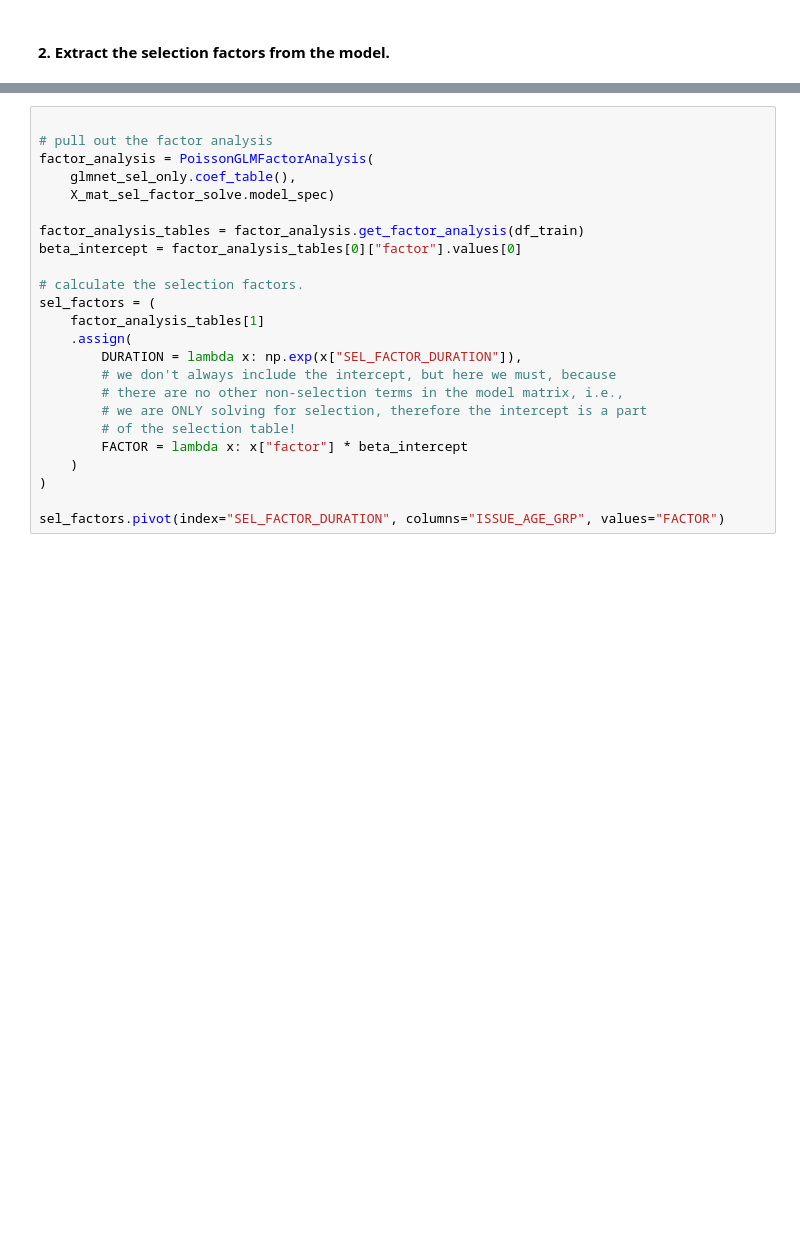
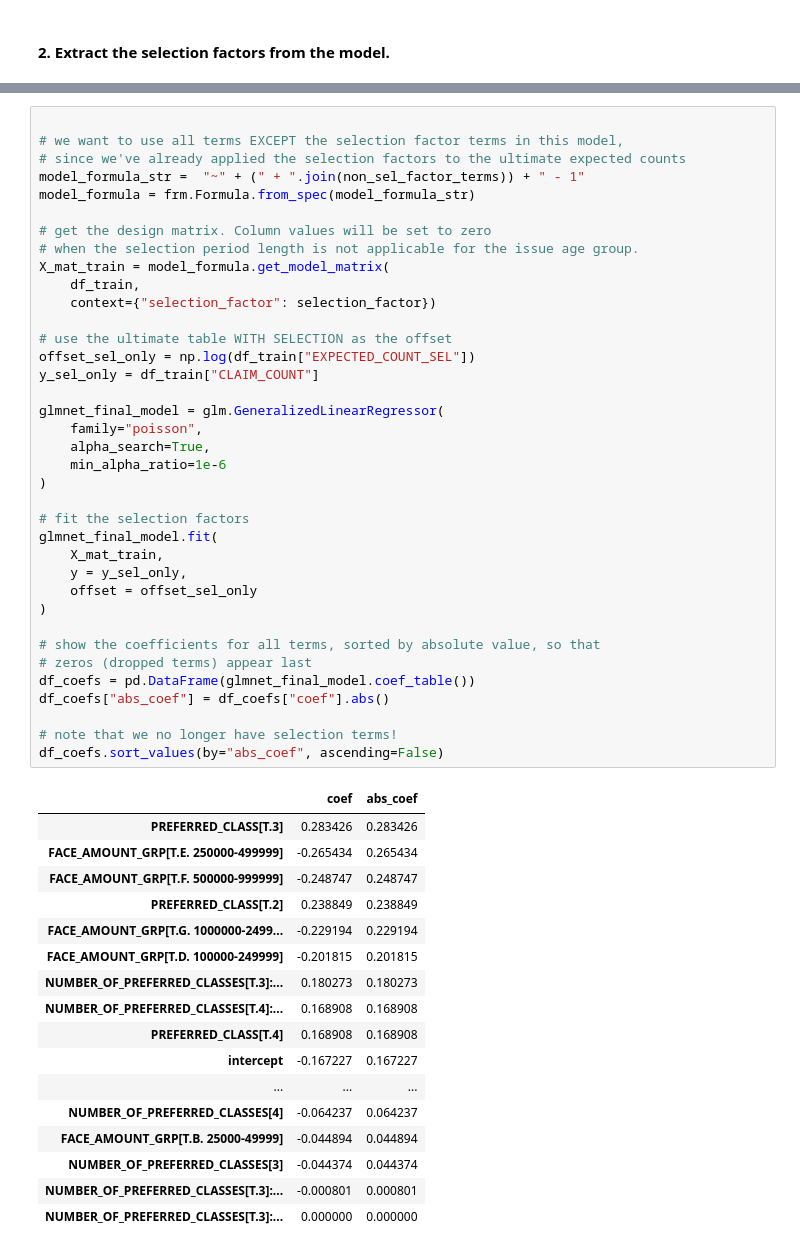
Before and after one commit to mma-fsa/data-examples, a Jupyter notebook: src/analysis/5_advanced_glms_sel_factors.ipynb, the cells around one changed output, grey strips where cells are left out. Saved outputs shown, nothing was run; the diff lists cells and outputs as text; blank space fills up the shorter version.

```diff
--- a/src/analysis/5_advanced_glms_sel_factors.ipynb
+++ b/src/analysis/5_advanced_glms_sel_factors.ipynb
@@ -803,24 +964,55 @@ df_coefs.sort_values(by="abs_coef", ascending=False)
 # %%
 
-# pull out the factor analysis
-factor_analysis = PoissonGLMFactorAnalysis(
-    glmnet_sel_only.coef_table(),
-    X_mat_sel_factor_solve.model_spec)
+# we want to use all terms EXCEPT the selection factor terms in this model,
+# since we've already applied the selection factors to the ultimate expected counts
+model_formula_str =  "~" + (" + ".join(non_sel_factor_terms)) + " - 1"
+model_formula = frm.Formula.from_spec(model_formula_str)
 
-factor_analysis_tables = factor_analysis.get_factor_analysis(df_train)
-beta_intercept = factor_analysis_tables[0]["factor"].values[0]
+# get the design matrix. Column values will be set to zero
+# when the selection period length is not applicable for the issue age group.
+X_mat_train = model_formula.get_model_matrix(
+    df_train,
+    context={"selection_factor": selection_factor})
 
-# calculate the selection factors.
-sel_factors = (
-    factor_analysis_tables[1]
-    .assign(
-        DURATION = lambda x: np.exp(x["SEL_FACTOR_DURATION"]),
-        # we don't always include the intercept, but here we must, because
-        # there are no other non-selection terms in the model matrix, i.e.,
-        # we are ONLY solving for selection, therefore the intercept is a part
-        # of the selection table!
-        FACTOR = lambda x: x["factor"] * beta_intercept
-    )
+# use the ultimate table WITH SELECTION as the offset
+offset_sel_only = np.log(df_train["EXPECTED_COUNT_SEL"])
+y_sel_only = df_train["CLAIM_COUNT"]
+
+glmnet_final_model = glm.GeneralizedLinearRegressor(
+    family="poisson",
+    alpha_search=True,
+    min_alpha_ratio=1e-6
 )
 
-sel_factors.pivot(index="SEL_FACTOR_DURATION", columns="ISSUE_AGE_GRP", values="FACTOR")
+# fit the selection factors
+glmnet_final_model.fit(
+    X_mat_train,
+    y = y_sel_only,
+    offset = offset_sel_only
+)
+
+# show the coefficients for all terms, sorted by absolute value, so that
+# zeros (dropped terms) appear last
+df_coefs = pd.DataFrame(glmnet_final_model.coef_table())
+df_coefs["abs_coef"] = df_coefs["coef"].abs()
+
+# note that we no longer have selection terms!
+df_coefs.sort_values(by="abs_coef", ascending=False)
+# %% [output]
+|  | coef | abs_coef |
+| PREFERRED_CLASS[T.3] | 0.283426 | 0.283426 |
+| FACE_AMOUNT_GRP[T.E. 250000-499999] | -0.265434 | 0.265434 |
+| FACE_AMOUNT_GRP[T.F. 500000-999999] | -0.248747 | 0.248747 |
+| PREFERRED_CLASS[T.2] | 0.238849 | 0.238849 |
+| FACE_AMOUNT_GRP[T.G. 1000000-2499... | -0.229194 | 0.229194 |
+| FACE_AMOUNT_GRP[T.D. 100000-249999] | -0.201815 | 0.201815 |
+| NUMBER_OF_PREFERRED_CLASSES[T.3]:... | 0.180273 | 0.180273 |
+| NUMBER_OF_PREFERRED_CLASSES[T.4]:... | 0.168908 | 0.168908 |
+| PREFERRED_CLASS[T.4] | 0.168908 | 0.168908 |
+| intercept | -0.167227 | 0.167227 |
+| ... | ... | ... |
+| NUMBER_OF_PREFERRED_CLASSES[4] | -0.064237 | 0.064237 |
+| FACE_AMOUNT_GRP[T.B. 25000-49999] | -0.044894 | 0.044894 |
+| NUMBER_OF_PREFERRED_CLASSES[3] | -0.044374 | 0.044374 |
+| NUMBER_OF_PREFERRED_CLASSES[T.3]:... | -0.000801 | 0.000801 |
+| NUMBER_OF_PREFERRED_CLASSES[T.3]:... | 0.000000 | 0.000000 |
```
Also changed, not shown: parts of 14 cells of this notebook, 1 other file.
